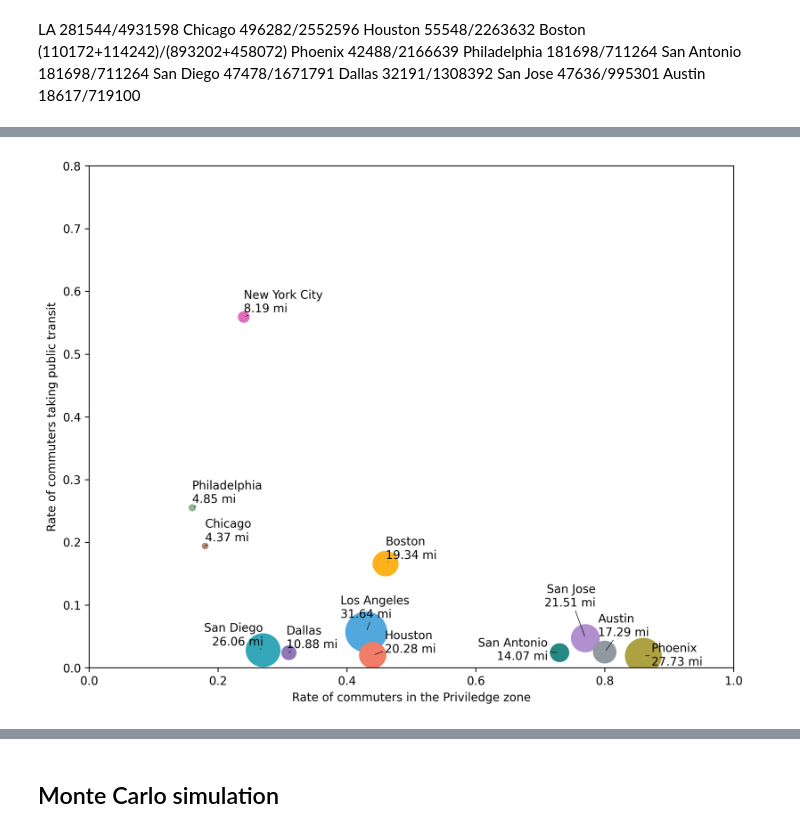
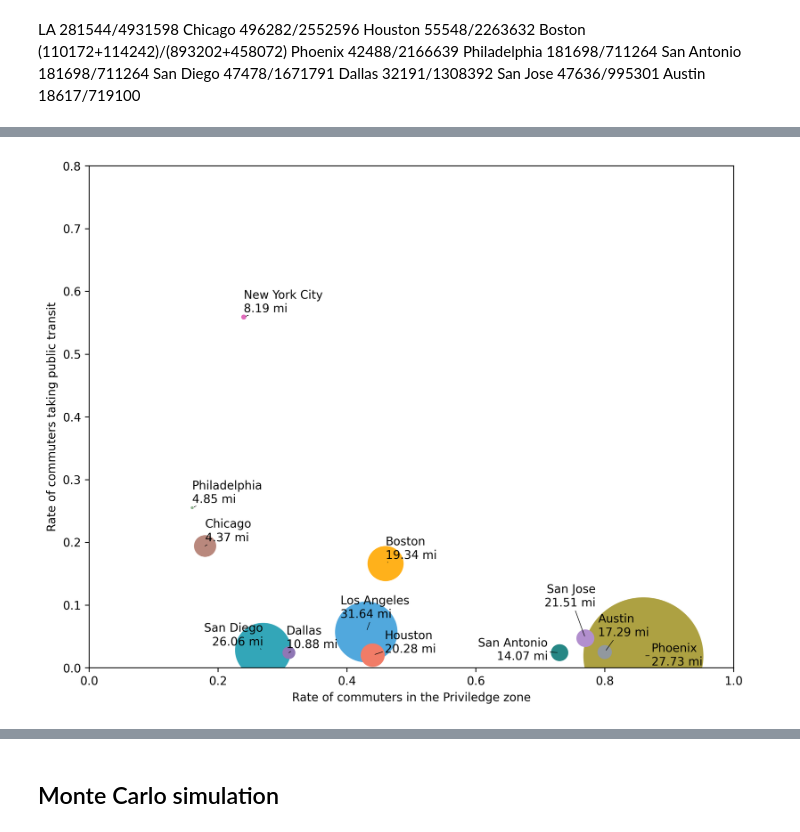
Before and after one commit to yuribogomolov/sttn, a Jupyter notebook: notebooks/f(d)_gravity_model-explain.ipynb, the cells around one changed output, grey strips where cells are left out. Cells and saved outputs as stored; diff of their text form; code cells hidden in the pictures.

Commit message:
city area

```diff
--- a/notebooks/f(d)_gravity_model-explain.ipynb
+++ b/notebooks/f(d)_gravity_model-explain.ipynb
@@ -534,3 +526,16 @@ Distfd3 = json.load(f)
+# %%
+import json
+
+f = open('Distfd1.json')
+Distfd1 = json.load(f)
+
+f = open('Distfd3.json')
+Distfd3 = json.load(f)
+
+citiesList = ['New York City','Los Angeles','Chicago','Houston',
+          'Boston','Phoenix','Philadelphia','San Antonio','San Diego', 'Dallas', 'San Jose', 'Austin']
+points = [0.480595,1.118437,1.02187,1.809567,1.662374,1.837157,0.731242,2.082544,1.99236, 1.540729, 1.480432, 2.497922]
+startPoints = dict(zip(citiesList, points))
 # %%
 fig,ax = plt.subplots(4,3,figsize=(10,14))
 i= 0
@@ -612,11 +619,6 @@ def the_longest_priviledge_zone(curve1,curve3):
                         have the max distance'''
                         priviledge_zone = (x, curve3[-1][0]+1)
     return(length, priviledge_zone)
-# %%
-city = 'Los Angeles'
-curve1 = list(zip([float(i) for i in Distfd1[city].keys()],Distfd1[city].values()))
-curve3 = list(zip([float(i) for i in Distfd3[city].keys()],Distfd3[city].values()))
-length,priviledge_zone = the_longest_priviledge_zone(curve1,curve3)
 # %%
 privilegeCommutersRate = {}
 privilegeZoneLength = {}
@@ -704,36 +691,49 @@ publictransit = {'New York City': 0.559,
  'Dallas':0.024 ,
  'San Jose':0.047 ,
  'Austin': 0.025}
+
+size = {'New York City': 302,
+ 'Los Angeles': 4753,
+ 'Chicago': 1635,
+ 'Houston': 1778,
+ 'Boston': 2705,
+ 'Phoenix':9224 ,
+ 'Philadelphia': 143,
+ 'San Antonio':1256 ,
+ 'San Diego': 4261,
+ 'Dallas':909 ,
+ 'San Jose':1304 ,
+ 'Austin': 1023}
 # %%
 from adjustText import adjust_text
 
 colors = ['#E16BBC','#51A8DD','#B9887D','#F17C67','#FFB11B','#ADA142',
           '#91B493','#268785','#33A6B8','#8F77B5','#b28FCE','#91989F']
 
 fig, ax = plt.subplots(figsize=(10,8),dpi=300)
 
 i = 0
 for x, y, r in zip(list(privilegeCommutersRate.values()), list(publictransit.values()),
-                       list(privilegeZoneLength.values())):
-    circle = plt.Circle((x, y), r/1000, color=colors[i])
+                       list(size.values())):
+    circle = plt.Circle((x, y), r/100000, color=colors[i])
     i += 1
     ax.add_patch(circle)
 
 ax.set_ylabel('Rate of commuters taking public transit')
 ax.set_xlabel('Rate of commuters in the Priviledge zone')
 # for i, txt in enumerate(list(privilege.keys())):
 #     ax.annotate(txt, (list(privilege.values())[i], list(publictransit.values())[i]))
 
 texts = []
 i = 0
 for x, y, s in zip(list(privilegeCommutersRate.values()),
                    list(publictransit.values()),
                    list(privilegeCommutersRate.keys())):
     texts.append(plt.text(x, y, s+'\n'+str(round(list(privilegeZoneLength.values())[i],2))+' mi'))
     i += 1
 plt.ylim([0, 0.8])
 adjust_text(texts, only_move={'points':'y', 'texts':'y'}, arrowprops=dict(arrowstyle="-", color='k', lw=0.5))
 # plt.show()
-plt.savefig('public transit - priviledge rate.png')
+plt.savefig('public transit - priviledge rate - size.png')
 # %% [output]
-[figure, old version]
+[figure, new version]
```
Also changed, not shown: parts of 8 cells of this notebook.
